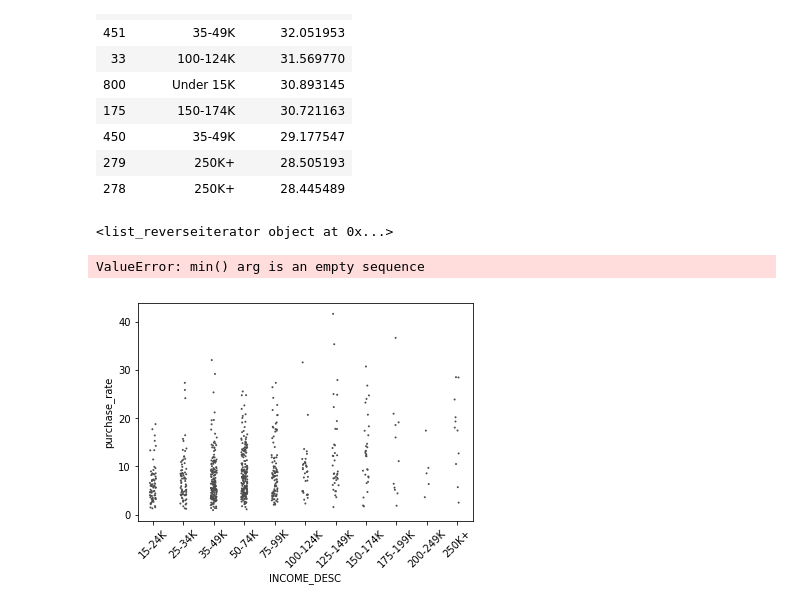
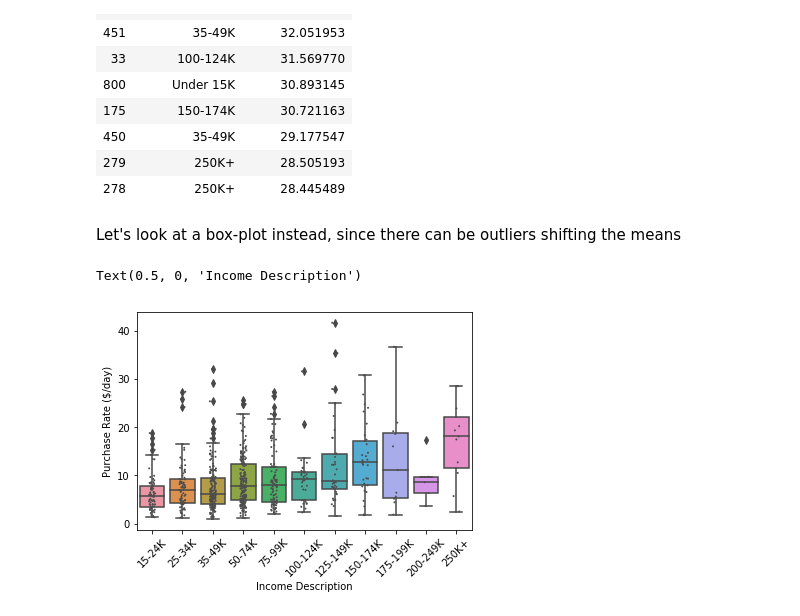
Before and after one commit to raphaelreiss/ADA_project, a Jupyter notebook: src/TermProject.ipynb, the cells around one changed output. Drawn from its saved outputs; the diff is of its cells as text; code cells hidden in the pictures.

```diff
--- a/src/TermProject.ipynb
+++ b/src/TermProject.ipynb
@@ -259,8 +275,10 @@ groupby('HOUSEHOLD_SIZE_DESC')['purchase_rate'].agg(['mean','std'])
 No relevant correlation with household size
 # %%
 #income description vs. purchase rate
-idesc_purchrate = hh_demographic_df.groupby(['INCOME_DESC','purchase_rate'])['household_key'].count().\
-reset_index().drop(columns='household_key').sort_values(by='purchase_rate',ascending=False)
+idesc_purchrate = hh_demographic_df\
+.groupby(['INCOME_DESC','purchase_rate'])['household_key']\
+.count()\
+.reset_index().drop(columns='household_key').sort_values(by='purchase_rate',ascending=False)
 idesc_purchrate.head(10)
 # %% [output]
 |  | INCOME_DESC | purchase_rate |
@@ -274,18 +292,20 @@ idesc_purchrate.head(10)
 | 450 | 35-49K | 29.177547 |
 | 279 | 250K+ | 28.505193 |
 | 278 | 250K+ | 28.445489 |
+# %% [markdown]
+Let's look at a box-plot instead, since there can be outliers shifting the means
 # %%
 #specify order of boxes in boxplot
 order = ['250K+','200-249K','175-199K','150-174K','125-149K','100-124K', '75-99K','50-74K','35-49K','25-34K','15-24K']
-order = [oreversed(order)
+order = [o for o in reversed(order)]
 #do a box plot
 p1=sns.stripplot(x=idesc_purchrate.INCOME_DESC, y=idesc_purchrate.purchase_rate, data=idesc_purchrate,order=order,size=2,color='.3')
 p1.set_xticklabels(p1.get_xticklabels(),rotation=45)
 p1 = sns.boxplot(x=idesc_purchrate.INCOME_DESC, y=idesc_purchrate.purchase_rate, data=idesc_purchrate,order=order)
 p1.set_ylabel('Purchase Rate ($/day)')
+p1.set_xlabel('Income Description')
 # %% [output]
-<list_reverseiterator object at 0x...>
+Text(0.5, 0, 'Income Description')
-ValueError: min() arg is an empty sequence
-[figure, old version]
+[figure, new version]
 # %%
 hh_demographic_df.groupby('AGE_DESC')['purchase_rate'].agg(['mean','std']).sort_values(by='mean',ascending=False)
```
Also changed, not shown: parts of 18 cells of this notebook.
